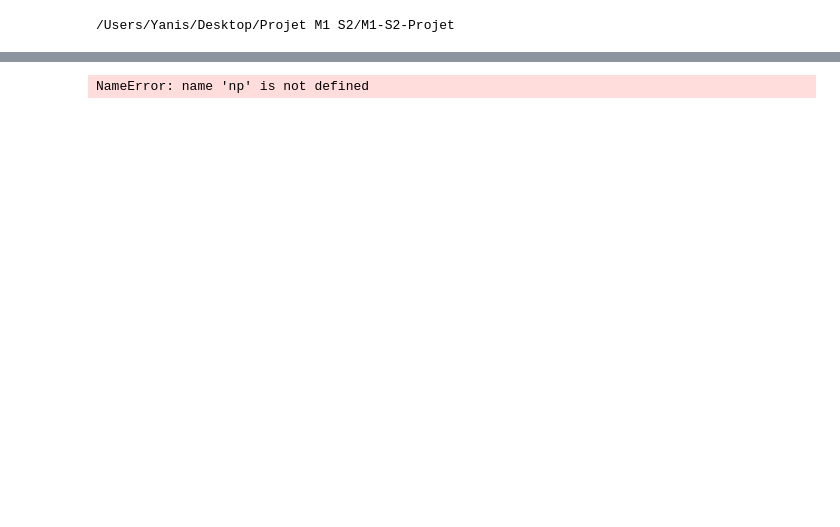
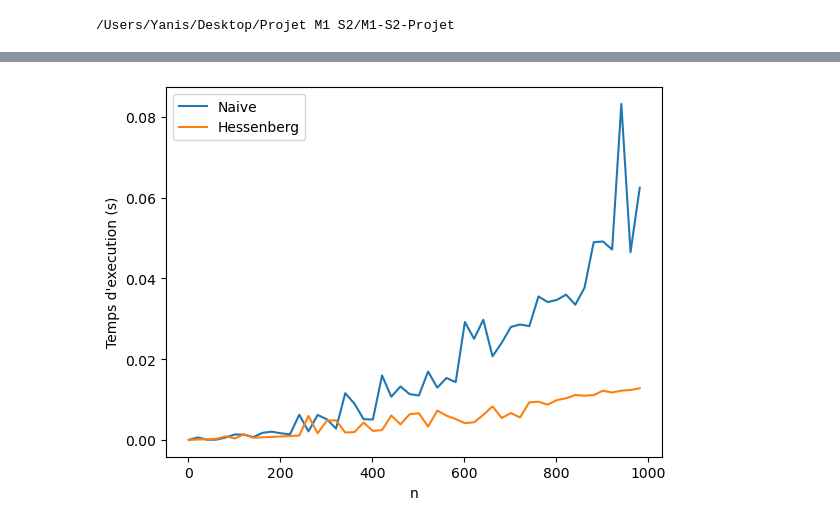
Before and after one commit to drblobfish/M1-S2-Projet, a Jupyter notebook: experiments/exp2.ipynb, the cells around one changed output, grey strips where cells are left out. Saved outputs shown, nothing was run; the diff lists cells and outputs as text; code cells hidden in the pictures; blank space fills up the shorter version.

```diff
--- a/experiments/exp2.ipynb
+++ b/experiments/exp2.ipynb
@@ -52,51 +52,57 @@ NameError: name 'hessenberg' is not defined
 # %%
 def rend_hessenberg(A):
     n = len(A[0])
     for i in range(n):
         for j in range(i-1):
             A[i,j] = 0
     return A
 
 
-
+def qr_step_naive(A,U):
+    Q, R = np.linalg.qr(A)
+    A_new = R @ Q
+    U_new = U @ Q
+    return A_new,U_new
 
 
 #"temps de calcul pour une itération qr en fonction de la taille de la matrice, pour les matrices de Hessenbergs et les matrices quelconque"
 
-n = 50
-H = []
-M = []
-def run_timing_tests_iteration(n):
-    for i in range(1000):
+
+def run_timing_tests(n):
+    for i in range(10):
         h=0
         t=0
         np.random.seed(0)
-        D = np.diag(np.arange(n))
-        P = np.random.uniform(-1,1,(n,n))
-        Pinv = np.linalg.inv(P)
-        A = P@D@Pinv
-        A = (A+A.T)/2
+        A = np.random.rand(n,n)
+        U = np.eye(n)
         t1 = timeit.default_timer()
-        hessenberg(A.copy())
+        qr_step_naive(A,U)
         t2 = timeit.default_timer()
-        h =  (h+t2-t1)/2
-
+        h =  (h+(t2-t1))/2
+        U = np.eye(n)
         t3 = timeit.default_timer()
-        tridiagonale(A.copy())
+        hessenberg_qr_step(A,U)
         t4 = timeit.default_timer()
-        t = (t+t4-t3)/2
+        t = (t+(t4-t3))/2
 
     return h,t
+
+n = 50
+pas = 20
+H = []
+T = []
+
+for i in range(1,n*pas,pas):
+    (h,t) = run_timing_tests(i)
+    H.append(h)
+    T.append(t)
+
+plt.plot(range(1,n*pas,pas),H,label = "Naive")
+plt.plot(range(1,n*pas,pas),T,label = "Hessenberg")
+plt.xlabel('n')
+plt.ylabel("Temps d'execution (s)")
+plt.legend()
+plt.savefig("Hessenberg naive.pdf")
+plt.show()
+# %% [output]
+[figure, added]
-# %%
-A = np.array([
-    [4, 1, -2, 2],
-    [1, 2,  0, 1],
-    [-2, 0, 3, -2],
-    [2, 1, -2, -1]
-], dtype=float)
-
-B = rend_hessenberg(A)
-
-print(B)
-# %% [output]
-NameError: name 'np' is not defined
```
Also changed, not shown: parts of 2 cells of this notebook.
